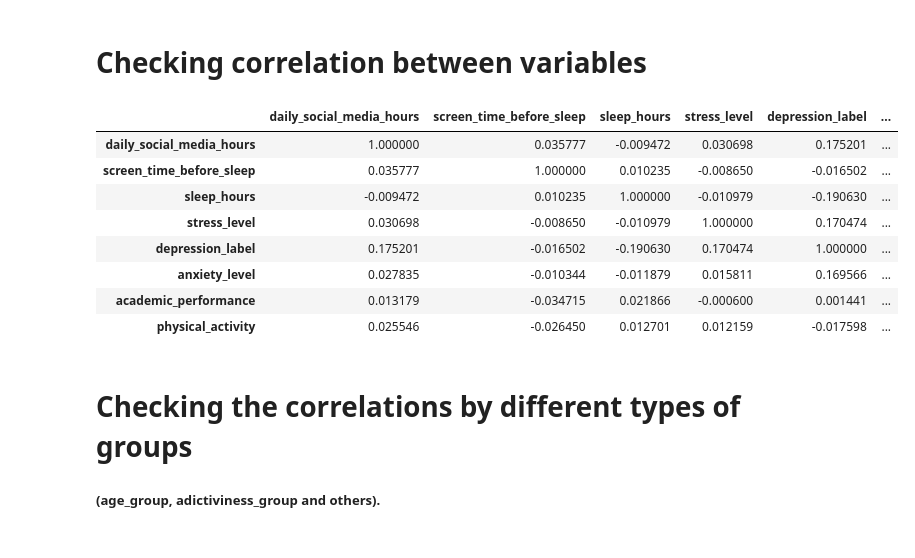
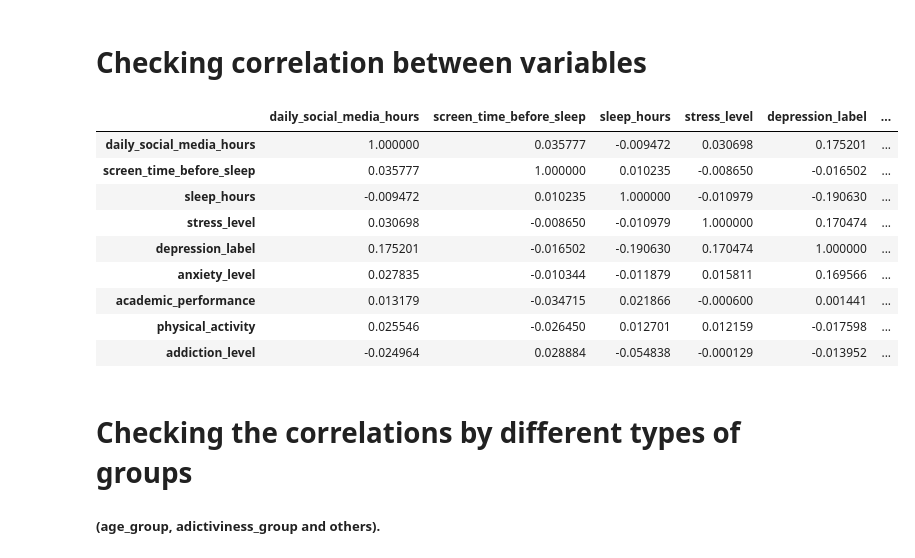
Before and after one commit to Leow14/Social-Media-Impact, a Jupyter notebook: Data analysis/Notebooks/data_analysis.ipynb, the cells around one changed output. Saved outputs shown, nothing was run; the diff lists cells and outputs as text; code cells hidden in the pictures.

```diff
--- a/Data analysis/Notebooks/data_analysis.ipynb
+++ b/Data analysis/Notebooks/data_analysis.ipynb
@@ -306,27 +289,29 @@ plt.show()
 # %%
 corr_columns = [
         "daily_social_media_hours",
         "screen_time_before_sleep",
         "sleep_hours",
         "stress_level",
         "depression_label",
         "anxiety_level",
         "academic_performance",
         "physical_activity",
+        "addiction_level"
 ]
 
 
 mental_health[corr_columns].corr()
 # %% [output]
 |  | daily_social_media_hours | screen_time_before_sleep | sleep_hours | stress_level | depression_label | ... |
 | daily_social_media_hours | 1.000000 | 0.035777 | -0.009472 | 0.030698 | 0.175201 | ... |
 | screen_time_before_sleep | 0.035777 | 1.000000 | 0.010235 | -0.008650 | -0.016502 | ... |
 | sleep_hours | -0.009472 | 0.010235 | 1.000000 | -0.010979 | -0.190630 | ... |
 | stress_level | 0.030698 | -0.008650 | -0.010979 | 1.000000 | 0.170474 | ... |
 | depression_label | 0.175201 | -0.016502 | -0.190630 | 0.170474 | 1.000000 | ... |
 | anxiety_level | 0.027835 | -0.010344 | -0.011879 | 0.015811 | 0.169566 | ... |
 | academic_performance | 0.013179 | -0.034715 | 0.021866 | -0.000600 | 0.001441 | ... |
 | physical_activity | 0.025546 | -0.026450 | 0.012701 | 0.012159 | -0.017598 | ... |
+| addiction_level | -0.024964 | 0.028884 | -0.054838 | -0.000129 | -0.013952 | ... |
 # %% [markdown]
 # Checking the correlations by different types of groups
 ##### (age_group, adictiviness_group and others).
```
Also changed, not shown: parts of 15 cells of this notebook.
